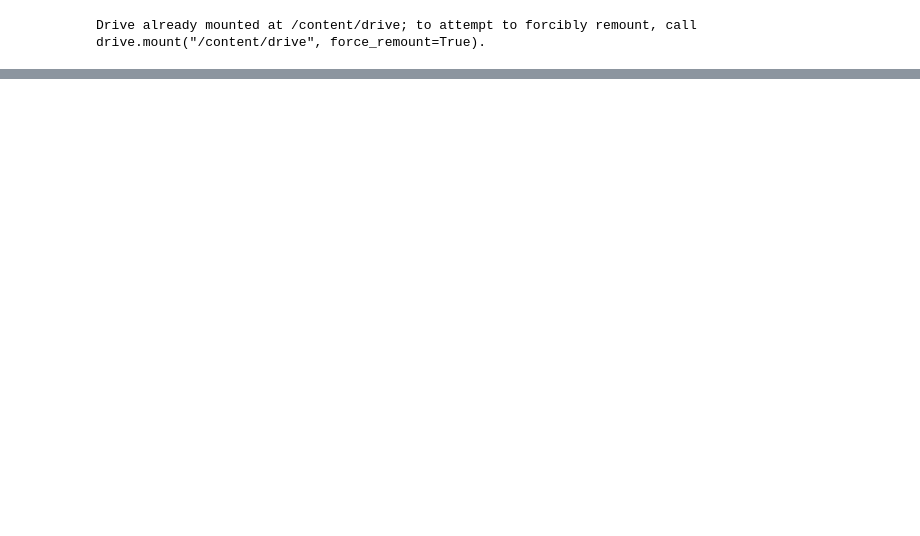
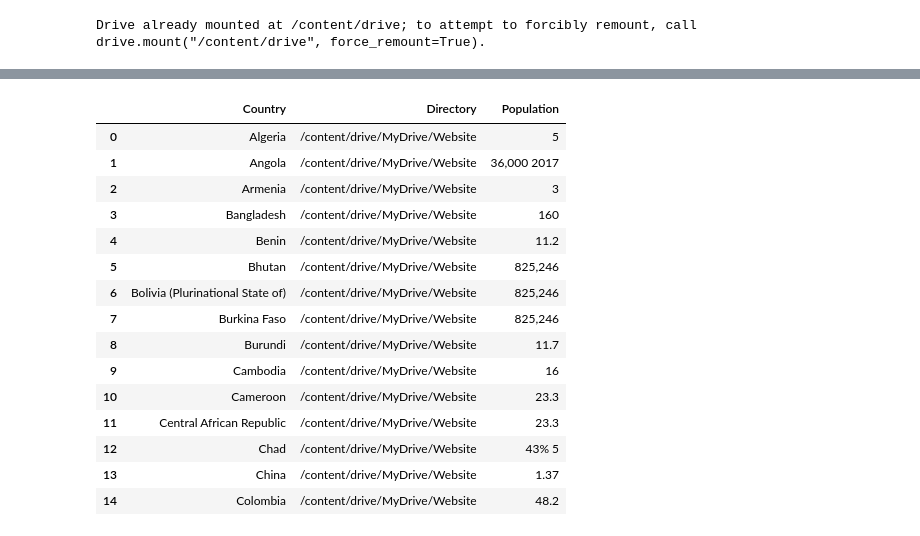
Before and after one commit to Muntasir90629/Web-Scraping-with-Python, a Jupyter notebook: abd_new.ipynb, the cells around one changed output, grey strips where cells are left out. Drawn from its saved outputs; the diff is of its cells as text; code cells hidden in the pictures; blank space fills up the shorter version.

```diff
--- a/abd_new.ipynb
+++ b/abd_new.ipynb
@@ -624,0 +509,19 @@ Drive already mounted at /content/drive; to attempt to forcibly remount, call dr
+# %%
+df_col.head(15)
+# %% [output]
+|  | Country | Directory | Population |
+| 0 | Algeria | /content/drive/MyDrive/Website | 5 |
+| 1 | Angola | /content/drive/MyDrive/Website | 36,000 2017 |
+| 2 | Armenia | /content/drive/MyDrive/Website | 3 |
+| 3 | Bangladesh | /content/drive/MyDrive/Website | 160 |
+| 4 | Benin | /content/drive/MyDrive/Website | 11.2 |
+| 5 | Bhutan | /content/drive/MyDrive/Website | 825,246 |
+| 6 | Bolivia (Plurinational State of) | /content/drive/MyDrive/Website | 825,246 |
+| 7 | Burkina Faso | /content/drive/MyDrive/Website | 825,246 |
+| 8 | Burundi | /content/drive/MyDrive/Website | 11.7 |
+| 9 | Cambodia | /content/drive/MyDrive/Website | 16 |
+| 10 | Cameroon | /content/drive/MyDrive/Website | 23.3 |
+| 11 | Central African Republic | /content/drive/MyDrive/Website | 23.3 |
+| 12 | Chad | /content/drive/MyDrive/Website | 43% 5 |
+| 13 | China | /content/drive/MyDrive/Website | 1.37 |
+| 14 | Colombia | /content/drive/MyDrive/Website | 48.2 |
```
Also changed, not shown: parts of 26 cells of this notebook.
